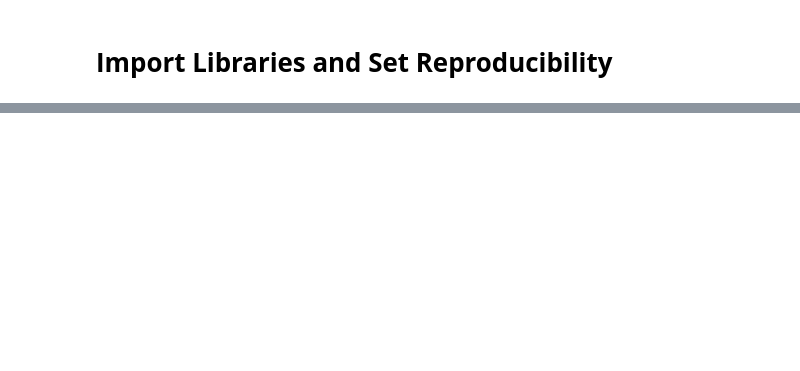
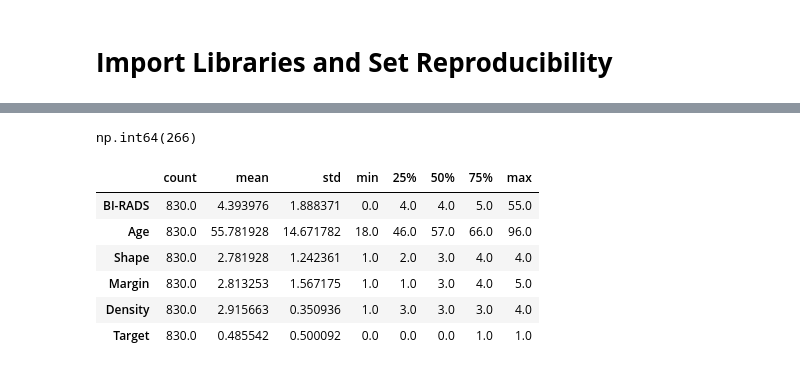
Before and after one commit to Jahura7/Mammographic_Mass_Classification_with_a_Decision_Tree, a Jupyter notebook: Mammographic_Mass_Classification_with_a_Decision_Tree.ipynb, the cells around one changed output, grey strips where cells are left out. Saved outputs shown, nothing was run; the diff lists cells and outputs as text; code cells hidden in the pictures; blank space fills up the shorter version.

```diff
--- a/Mammographic_Mass_Classification_with_a_Decision_Tree.ipynb
+++ b/Mammographic_Mass_Classification_with_a_Decision_Tree.ipynb
@@ -44,0 +43,2 @@ pd.set_option("display.max_columns", None)
+# %%
+df = pd.read_csv("mammographic_masses_data_clean.csv")
@@ -44,0 +104,14 @@ pd.set_option("display.max_columns", None)
+# %%
+df.duplicated().sum()
+# %% [output]
+np.int64(266)
+# %%
+df.describe().T
+# %% [output]
+|  | count | mean | std | min | 25% | 50% | 75% | max |
+| BI-RADS | 830.0 | 4.393976 | 1.888371 | 0.0 | 4.0 | 4.0 | 5.0 | 55.0 |
+| Age | 830.0 | 55.781928 | 14.671782 | 18.0 | 46.0 | 57.0 | 66.0 | 96.0 |
+| Shape | 830.0 | 2.781928 | 1.242361 | 1.0 | 2.0 | 3.0 | 4.0 | 4.0 |
+| Margin | 830.0 | 2.813253 | 1.567175 | 1.0 | 1.0 | 3.0 | 4.0 | 5.0 |
+| Density | 830.0 | 2.915663 | 0.350936 | 1.0 | 3.0 | 3.0 | 3.0 | 4.0 |
+| Target | 830.0 | 0.485542 | 0.500092 | 0.0 | 0.0 | 0.0 | 1.0 | 1.0 |
```
Also changed, not shown: parts of 9 cells of this notebook.
